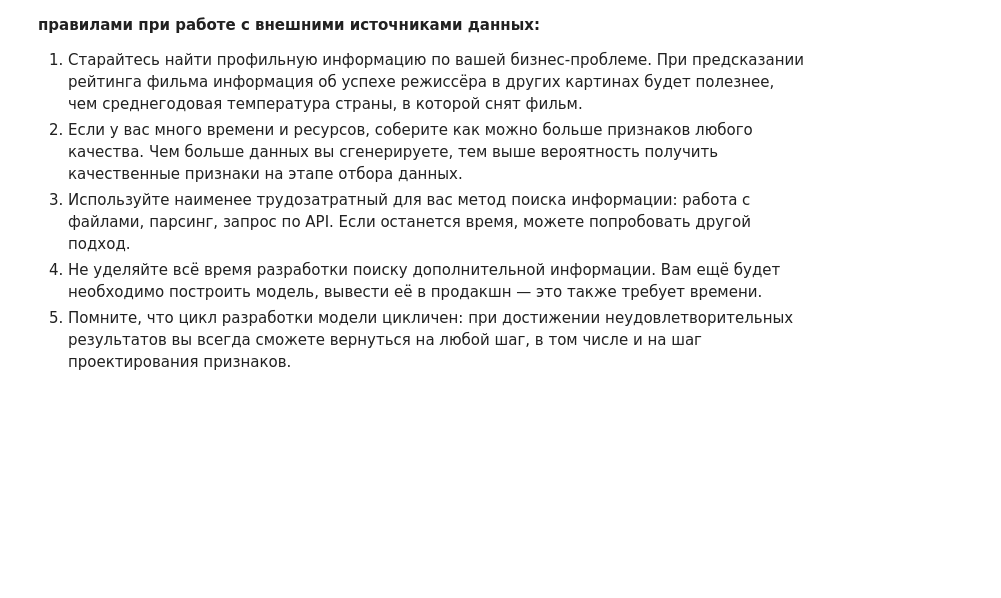
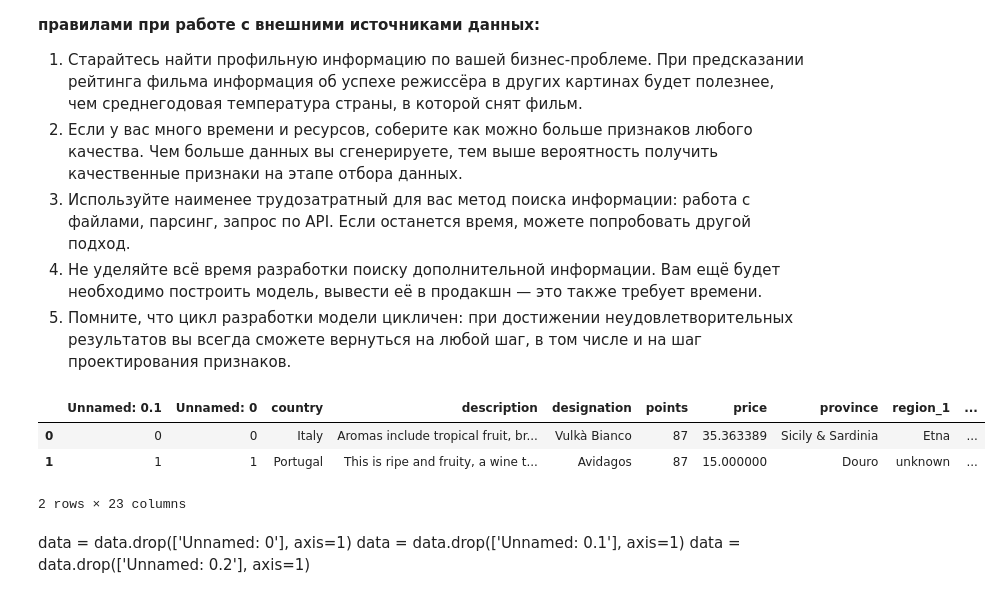
Before and after one commit to Ter4ik/DS, a Jupyter notebook: EDA-3. Проектирование признаков/3. Создание признаков. Внешние источники данных.ipynb, the cells around one changed output. Cells and saved outputs as stored; diff of their text form; code cells hidden in the pictures; blank space fills up the shorter version.

```diff
--- a/EDA-3. Проектирование признаков/3. Создание признаков. Внешние источники данных.ipynb
+++ b/EDA-3. Проектирование признаков/3. Создание признаков. Внешние источники данных.ipynb
@@ -126,4 +119,6 @@ country_area
 Создайте новый признак area_country — площадь страны, аналогичный признаку population.
 
 Какая площадь страны у вина под названием 'Gård 2014 Grand Klasse Reserve Lawrence Vineyards Viognier (Columbia Valley (WA))'? Ответ вводите без пробелов, округлите до целых.
+# %%
+data=data.join(country_area.set_index('country'), on='country')
 # %%
@@ -142,3 +137,14 @@ _________________________________
 3. Используйте наименее трудозатратный для вас метод поиска информации: работа с файлами, парсинг, запрос по API. Если останется время, можете попробовать другой подход.
 4. Не уделяйте всё время разработки поиску дополнительной информации. Вам ещё будет необходимо построить модель, вывести её в продакшн — это также требует времени.
 5. Помните, что цикл разработки модели цикличен: при достижении неудовлетворительных результатов вы всегда сможете вернуться на любой шаг, в том числе и на шаг проектирования признаков.
+# %%
+data.head(2)
+# %% [output]
+|  | Unnamed: 0.1 | Unnamed: 0 | country | description | designation | points | price | province | region_1 | ... |
+| 0 | 0 | 0 | Italy | Aromas include tropical fruit, br... | Vulkà Bianco | 87 | 35.363389 | Sicily & Sardinia | Etna | ... |
+| 1 | 1 | 1 | Portugal | This is ripe and fruity, a wine t... | Avidagos | 87 | 15.000000 | Douro | unknown | ... |
+2 rows × 23 columns
+# %% [markdown]
+data = data.drop(['Unnamed: 0'], axis=1)
+data = data.drop(['Unnamed: 0.1'], axis=1)
+data = data.drop(['Unnamed: 0.2'], axis=1)
```
Also changed, not shown: parts of 7 cells of this notebook, 16 other files.
